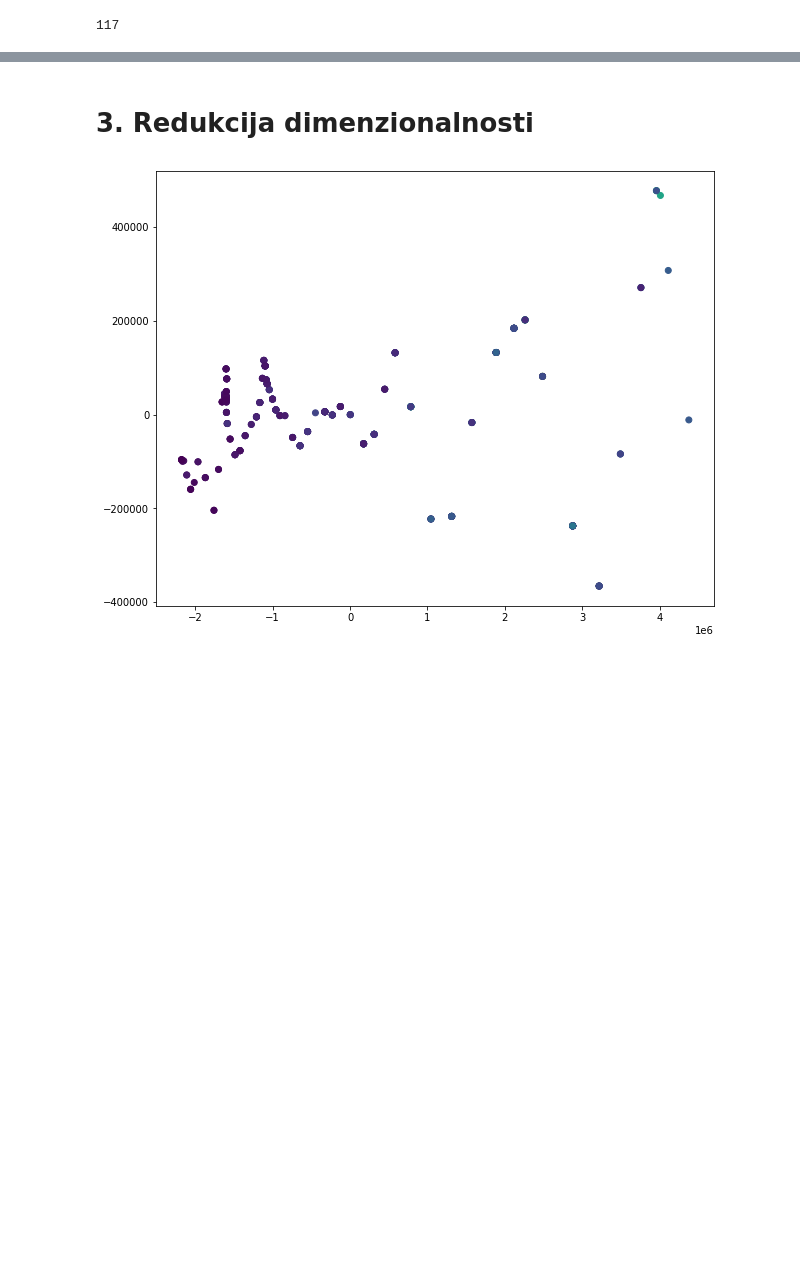
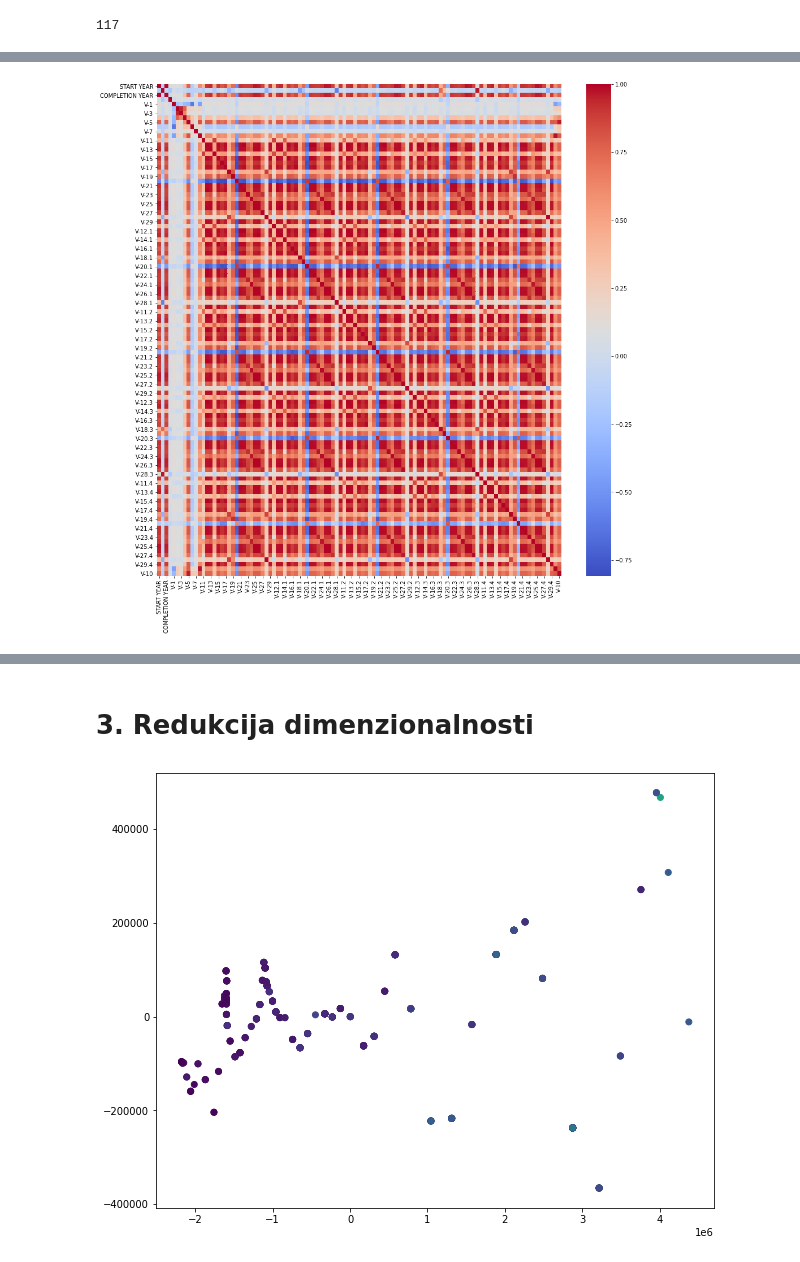
Before and after one commit to kaaiiser/Fitting-linear-regression-methodes-to-high-dimension-data-LARS-., a Jupyter notebook: 01_Vizuelizacija_skupa_podataka.ipynb, the cells around one changed output, grey strips where cells are left out. Drawn from its saved outputs; the diff is of its cells as text; code cells hidden in the pictures; blank space fills up the shorter version.

```diff
--- a/01_Vizuelizacija_skupa_podataka.ipynb
+++ b/01_Vizuelizacija_skupa_podataka.ipynb
@@ -48,0 +80,6 @@ len(y.unique())
+# %%
+fig=plt.figure(figsize=(16, 16))
+ax = fig.add_subplot(111)
+sns.heatmap(data.corr(),cmap='coolwarm');
+# %% [output]
+[figure, added]
```
Also changed, not shown: parts of 12 cells of this notebook.
